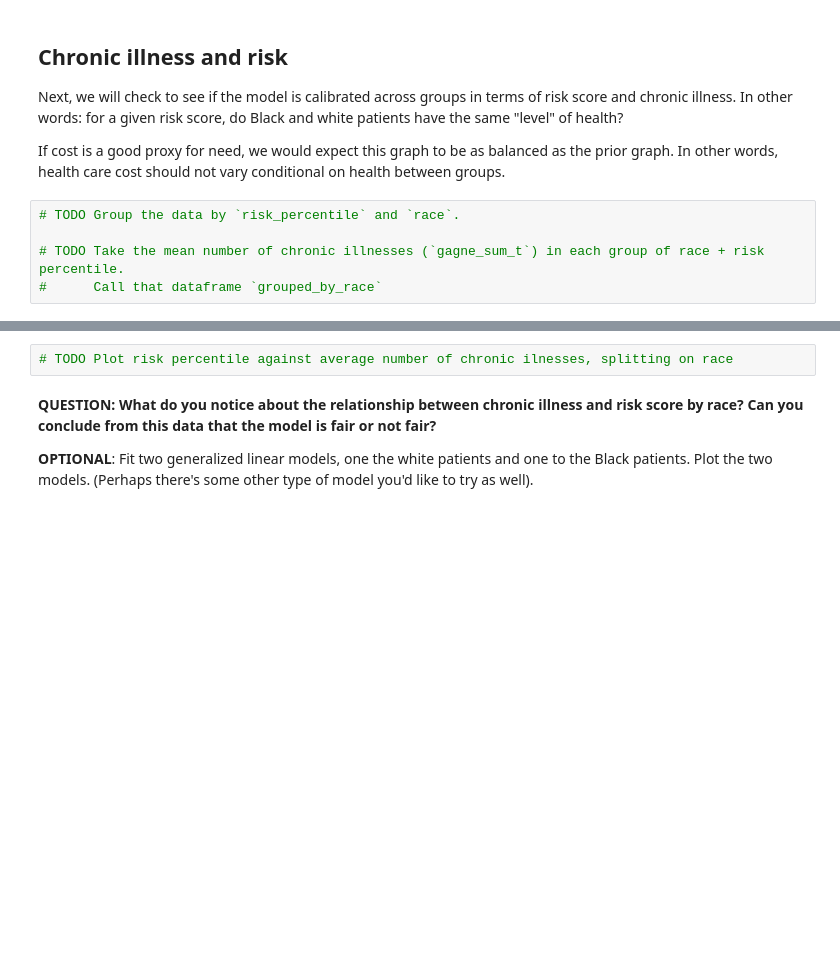
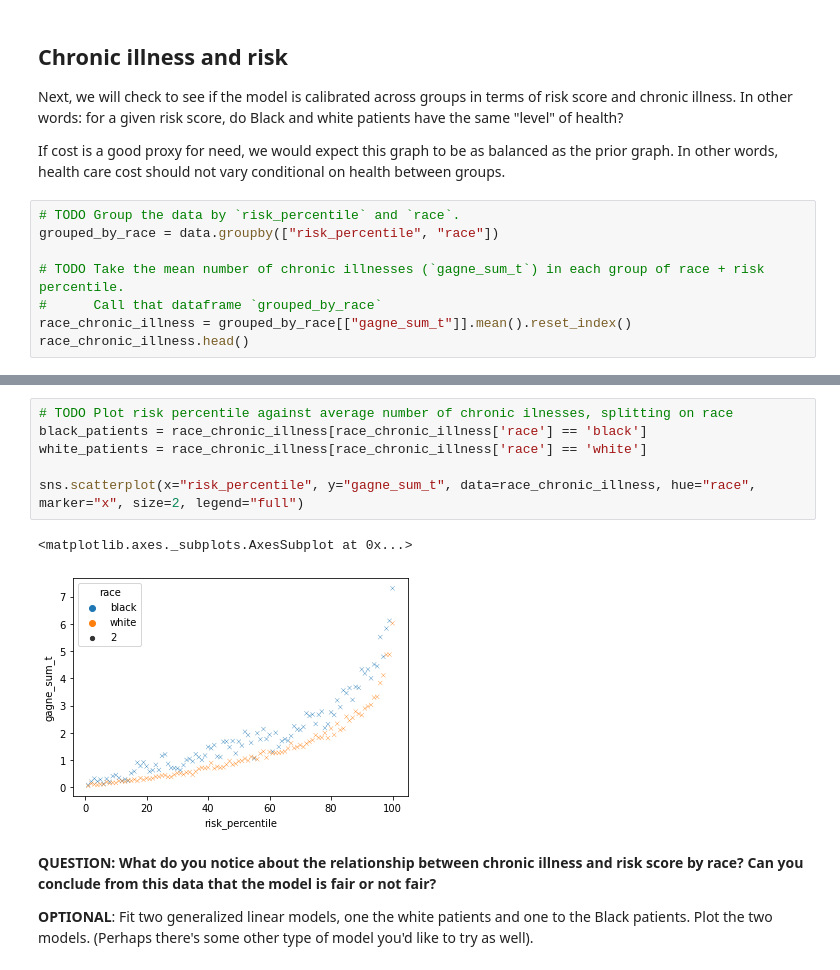
Before and after one commit to philmui/study-algorithmic-bias, a Jupyter notebook: notebooks/Berkeley_Healthcare_Bias.ipynb, the cells around one changed output, grey strips where cells are left out. Drawn from its saved outputs; the diff is of its cells as text; blank space fills up the shorter version.

```diff
--- a/notebooks/Berkeley_Healthcare_Bias.ipynb
+++ b/notebooks/Berkeley_Healthcare_Bias.ipynb
@@ -118,6 +151,9 @@ Next, we will check to see if the model is calibrated across groups in terms of
 If cost is a good proxy for need, we would expect this graph to be as balanced as the prior graph.  In other words, health care cost should not vary conditional on health between groups.
 # %%
 # TODO Group the data by `risk_percentile` and `race`.
+grouped_by_race = data.groupby(["risk_percentile", "race"])
 
 # TODO Take the mean number of chronic illnesses (`gagne_sum_t`) in each group of race + risk percentile.
 #      Call that dataframe `grouped_by_race`
+race_chronic_illness = grouped_by_race[["gagne_sum_t"]].mean().reset_index()
+race_chronic_illness.head()
@@ -124,5 +167,12 @@ If cost is a good proxy for need, we would expect this graph to be as balanced a
 # %%
 # TODO Plot risk percentile against average number of chronic ilnesses, splitting on race
+black_patients = race_chronic_illness[race_chronic_illness['race'] == 'black']
+white_patients = race_chronic_illness[race_chronic_illness['race'] == 'white']
+
+sns.scatterplot(x="risk_percentile", y="gagne_sum_t", data=race_chronic_illness, hue="race", marker="x", size=2, legend="full")
+# %% [output]
+<matplotlib.axes._subplots.AxesSubplot at 0x...>
+[figure, added]
 # %% [markdown]
 **QUESTION: What do you notice about the relationship between chronic illness and risk score by race?  Can you conclude from this data that the model is fair or not fair?**
 
```
Also changed, not shown: parts of 10 cells of this notebook.
